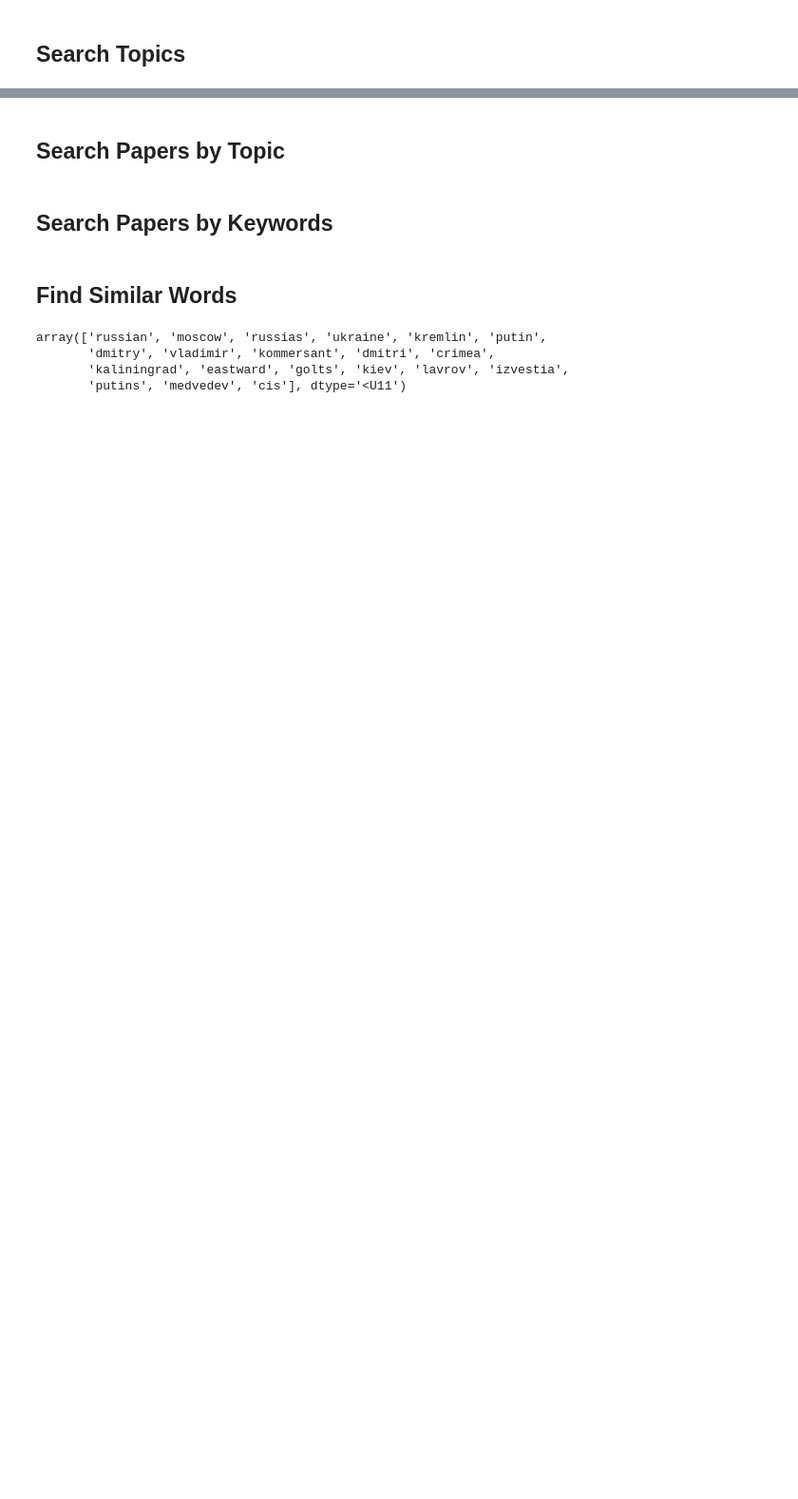
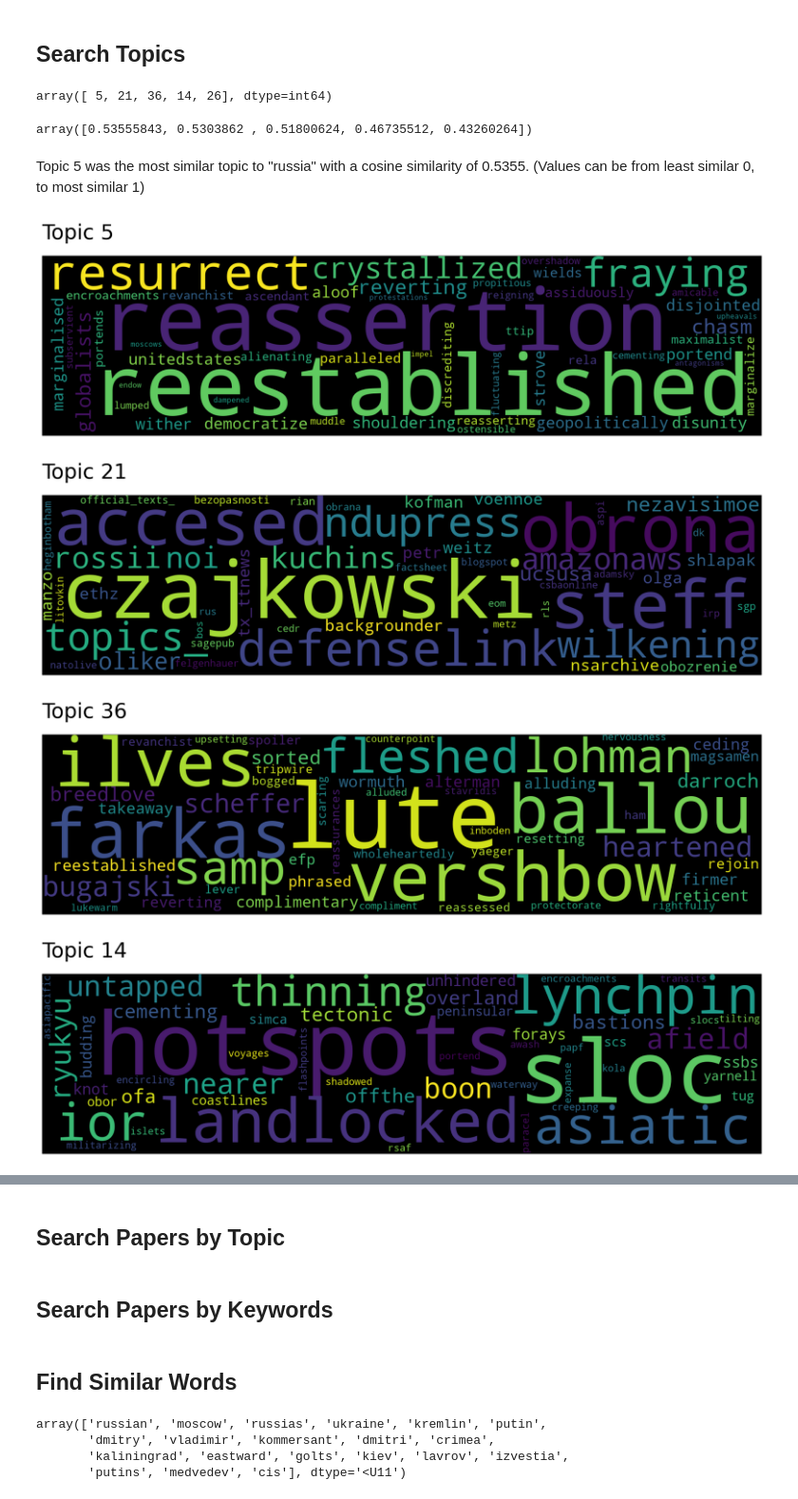
Before and after one commit to hcss-utils/top2vec, a Jupyter notebook: notebooks/1.0_hp_top2vec-exploration.ipynb, the cells around one changed output, grey strips where cells are left out. Shown at 95% size. Cells and saved outputs as stored; diff of their text form; code cells hidden in the pictures; blank space fills up the shorter version.

Commit message:
search topics example

```diff
--- a/notebooks/1.0_hp_top2vec-exploration.ipynb
+++ b/notebooks/1.0_hp_top2vec-exploration.ipynb
@@ -25,5 +54,23 @@ top2vec.save("../models/pq-model")
 topic_words, word_scores, topic_scores, topic_nums = top2vec.search_topics(
     keywords=["russia"],
 #     keywords_neg=[],
-    num_topics=20
+    num_topics=5
 )
+# %%
+topic_nums
+# %% [output]
+array([ 5, 21, 36, 14, 26], dtype=int64)
+# %%
+topic_scores
+# %% [output]
+array([0.53555843, 0.5303862 , 0.51800624, 0.46735512, 0.43260264])
+# %% [markdown]
+Topic 5 was the most similar topic to "russia" with a cosine similarity of 0.5355. (Values can be from least similar 0, to most similar 1)
+# %%
+for topic in topic_nums:
+    top2vec.generate_topic_wordcloud(topic)
+# %% [output]
+[figure, added]
+[figure, added]
+[figure, added]
+[figure, added]
```
Also changed, not shown: parts of 8 cells of this notebook.
